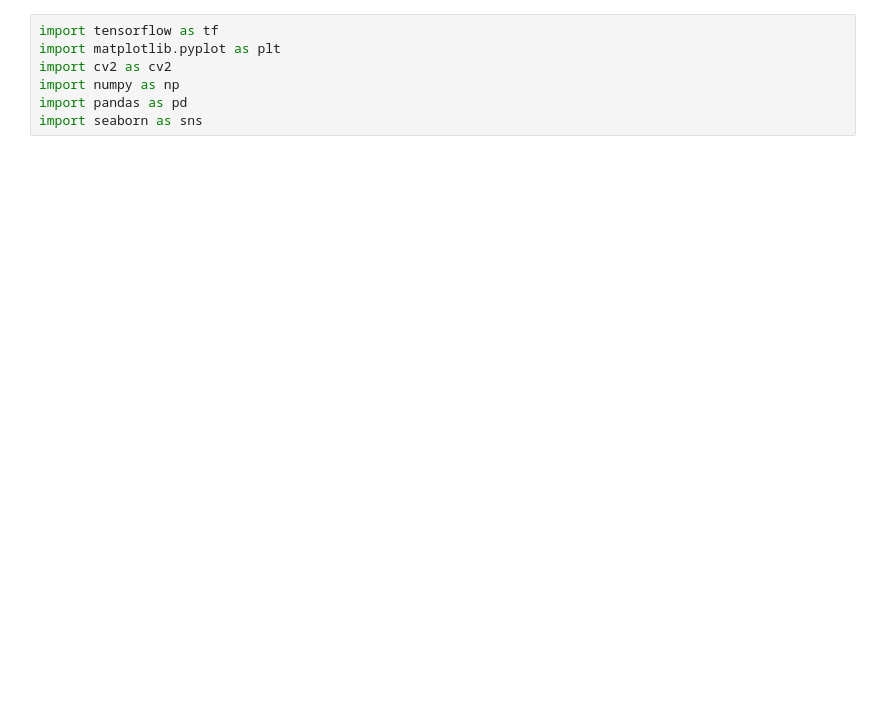
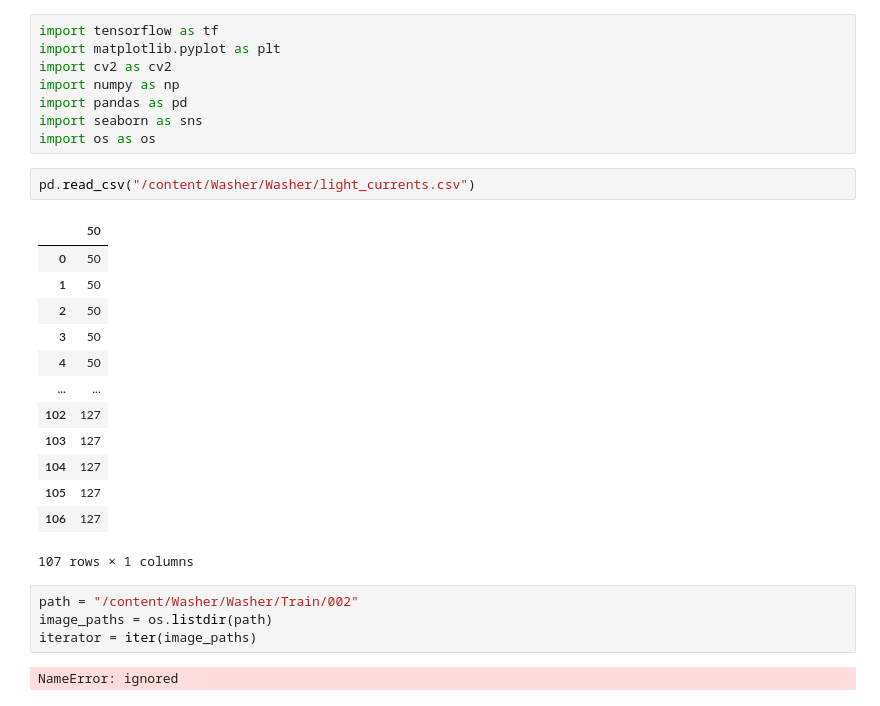
Before and after one commit to batwhite/Washer, a Jupyter notebook: Washer/Washer.ipynb, the cells around one changed output. Cells and saved outputs as stored; diff of their text form; blank space fills up the shorter version.

```diff
--- a/Washer/Washer.ipynb
+++ b/Washer/Washer.ipynb
@@ -18,3 +18,26 @@ import cv2 as cv2
 import numpy as np
 import pandas as pd
 import seaborn as sns
+import os as os
+# %%
+pd.read_csv("/content/Washer/Washer/light_currents.csv")
+# %% [output]
+|  | 50 |
+| 0 | 50 |
+| 1 | 50 |
+| 2 | 50 |
+| 3 | 50 |
+| 4 | 50 |
+| ... | ... |
+| 102 | 127 |
+| 103 | 127 |
+| 104 | 127 |
+| 105 | 127 |
+| 106 | 127 |
+107 rows × 1 columns
+# %%
+path = "/content/Washer/Washer/Train/002"
+image_paths = os.listdir(path)
+iterator = iter(image_paths)
+# %% [output]
+NameError: ignored
```
Also changed, not shown: parts of 2 cells of this notebook.
